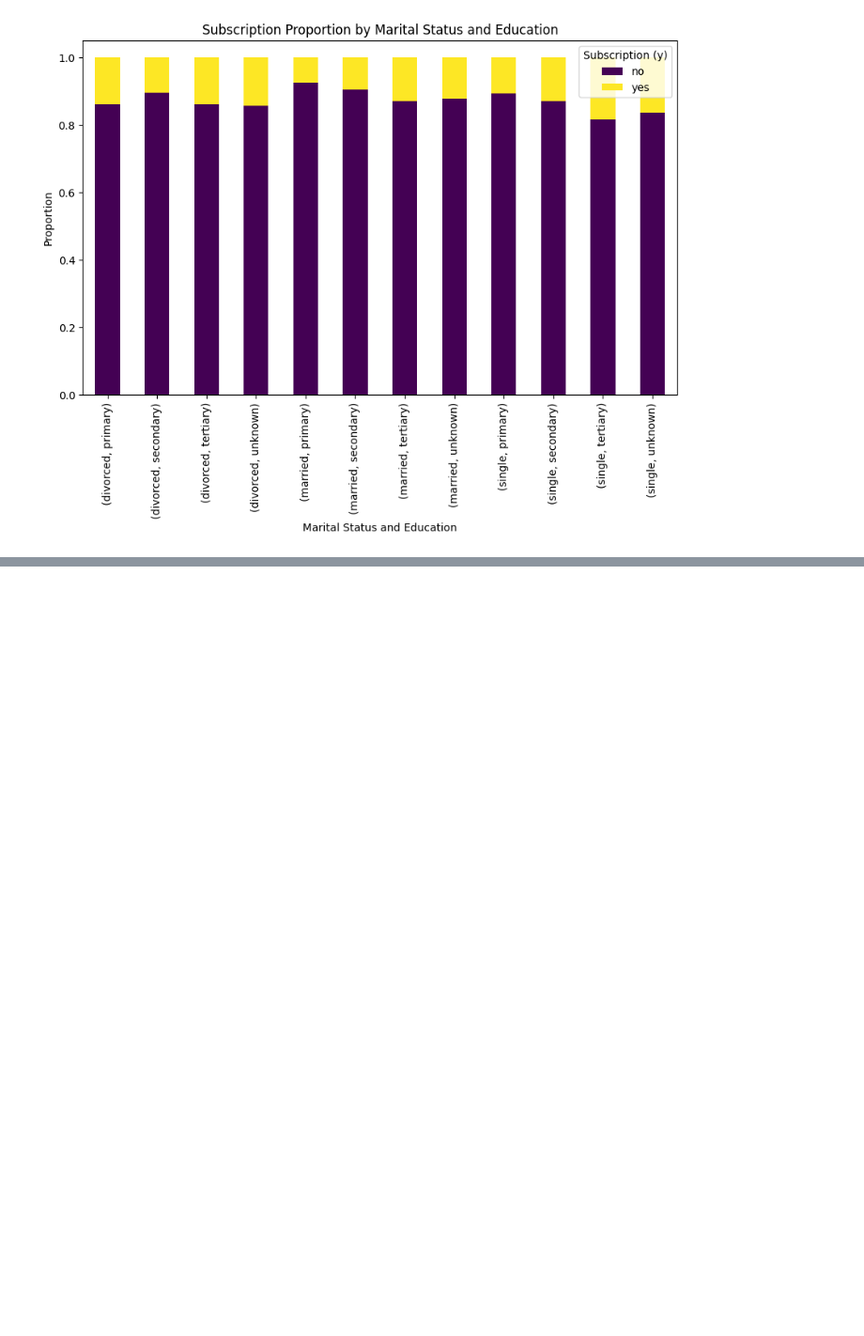
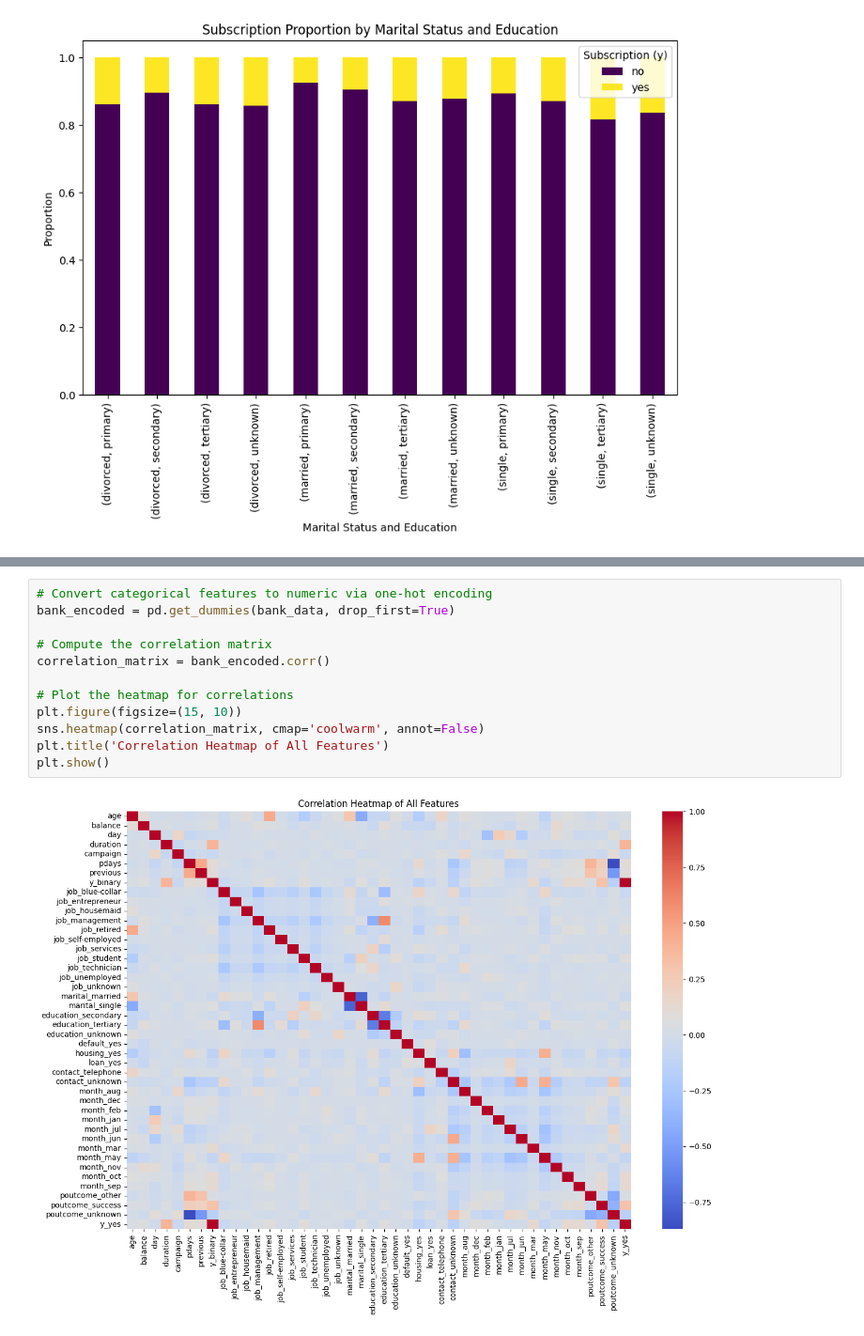
Before and after one commit to Victor-Osei/TMP_Assessment, a Jupyter notebook: tmp.ipynb, the cells around one changed output, grey strips where cells are left out. Shown at 94% size. Saved outputs shown, nothing was run; the diff lists cells and outputs as text; blank space fills up the shorter version.

```diff
--- a/tmp.ipynb
+++ b/tmp.ipynb
@@ -314 +313,15 @@ Correlation Heatmap for All Features
 For numerical features and encoded categorical features, we’ll compute the correlation matrix to find interactions.
+# %%
+# Convert categorical features to numeric via one-hot encoding
+bank_encoded = pd.get_dummies(bank_data, drop_first=True)
+
+# Compute the correlation matrix
+correlation_matrix = bank_encoded.corr()
+
+# Plot the heatmap for correlations
+plt.figure(figsize=(15, 10))
+sns.heatmap(correlation_matrix, cmap='coolwarm', annot=False)
+plt.title('Correlation Heatmap of All Features')
+plt.show()
+# %% [output]
+[figure, added]
```
Also changed, not shown: parts of 1 cell of this notebook.
